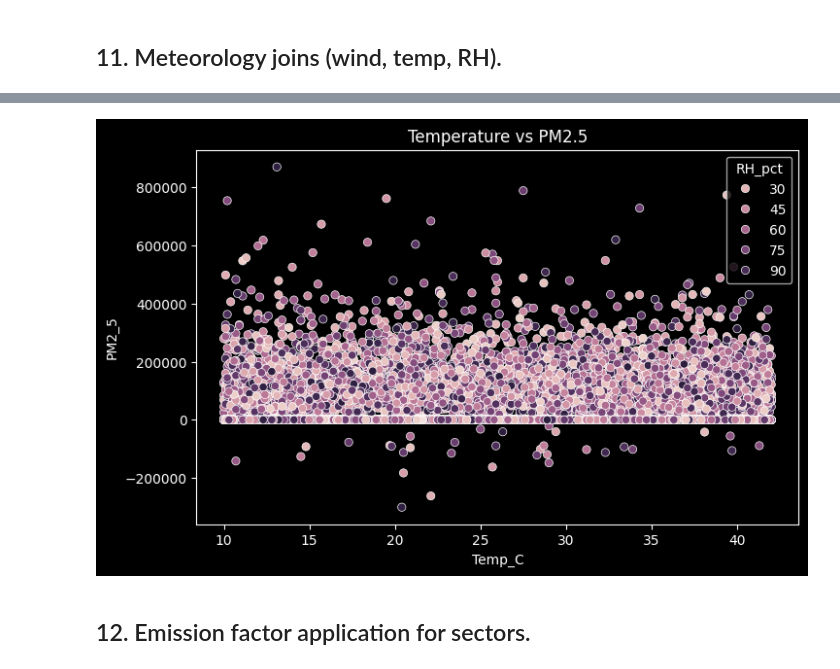
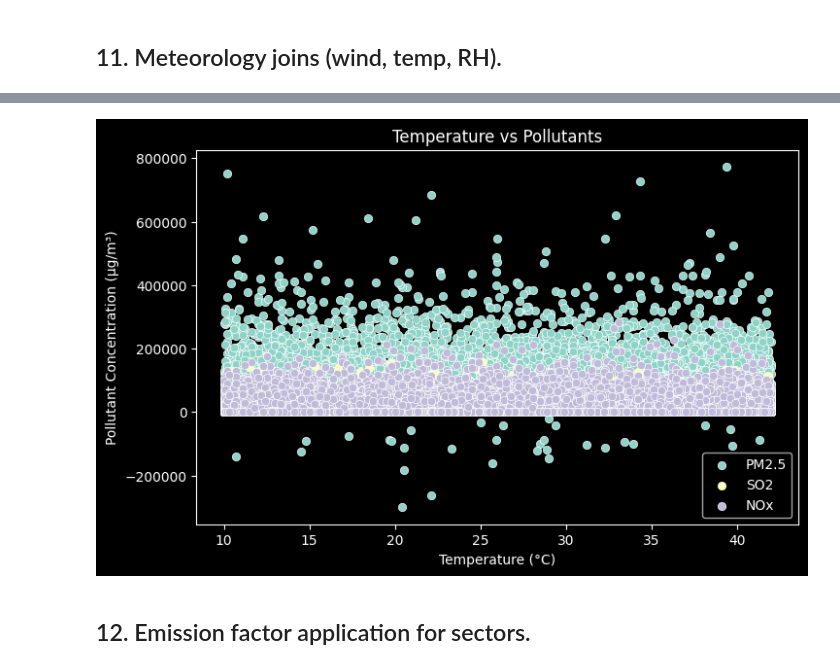
Before and after one commit to Sudipta3101/Pollution-Controls-Data-Cleaning-Transformation-, a Jupyter notebook: transformation.ipynb, the cells around one changed output, grey strips where cells are left out. Cells and saved outputs as stored; diff of their text form; code cells hidden in the pictures.

```diff
--- a/transformation.ipynb
+++ b/transformation.ipynb
@@ -205,9 +209,9 @@ PM2_5_limit=60
 SO2_limit=80
 NOx_limit=80
 # %%
-df['PM2_5_SubIndex']=(df['PM2_5']/60) * 100
-df['SO2_SubIndex']=(df['SO2']/80) * 100
-df['NOx_SubIndex']=(df['NOx']/80) * 100
+df['PM2_5_SubIndex']=((df['PM2_5']/[PM2_5_limit]) * 100).round(2)
+df['SO2_SubIndex']=((df['SO2']/[SO2_limit]) * 100).round(2)
+df['NOx_SubIndex']=((df['NOx']/[NOx_limit]) * 100).round(2)
 # %%
 df['Overall_AQI']=df[['PM2_5_SubIndex','SO2_SubIndex','NOx_SubIndex']].max(axis=1)
 # %%
@@ -243,9 +235,7 @@ plt.show()
 # %%
-df["Flow_Rate"] = 1500
-
-df["PM2_5_Emission_Load"] = (df["PM2_5"] * df["Flow_Rate"] * 24) / 1000
-df["SO2_Emission_Load"] = (df["SO2"] * df["Flow_Rate"] * 24) / 1000
-df["NOx_Emission_Load"] = (df["NOx"] * df["Flow_Rate"] * 24) / 1000
+df["PM2_5_Emission_Load"] = ((df["PM2_5"] * df["Flow_Rate"] * 24) / 10**9).round(4)
+df["SO2_Emission_Load"] = ((df["SO2"] * df["Flow_Rate"] * 24) / 10**9).round(4)
+df["NOx_Emission_Load"] = ((df["NOx"] * df["Flow_Rate"] * 24) / 10**9).round(4)
 # %%
 df[["Flow_Rate", "PM2_5", "PM2_5_Emission_Load", "SO2", "SO2_Emission_Load", "NOx", "NOx_Emission_Load"]].head()
 # %% [output]
@@ -690,15 +699,17 @@ pd.merge(air_quality,meteorology,on='TS',how='left')
 # %%
 plt.figure(figsize=(8,5))
 
-sns.scatterplot(data=df,
-                x="Temp_C",
-                y="PM2_5",
-                hue="RH_pct")
+sns.scatterplot(data=df, x="Temp_C", y="PM2_5", label="PM2.5")
+sns.scatterplot(data=df, x="Temp_C", y="SO2", label="SO2")
+sns.scatterplot(data=df, x="Temp_C", y="NOx", label="NOx")
 
-plt.title("Temperature vs PM2.5")
+plt.title("Temperature vs Pollutants")
+plt.xlabel("Temperature (°C)")
+plt.ylabel("Pollutant Concentration (µg/m³)")
+plt.legend()
 plt.show()
 # %% [output]
-[figure, old version]
+[figure, new version]
 # %% [markdown]
 ## 12. Emission factor application for sectors.
 # %%
```
Also changed, not shown: parts of 56 cells of this notebook, 3 other files.
